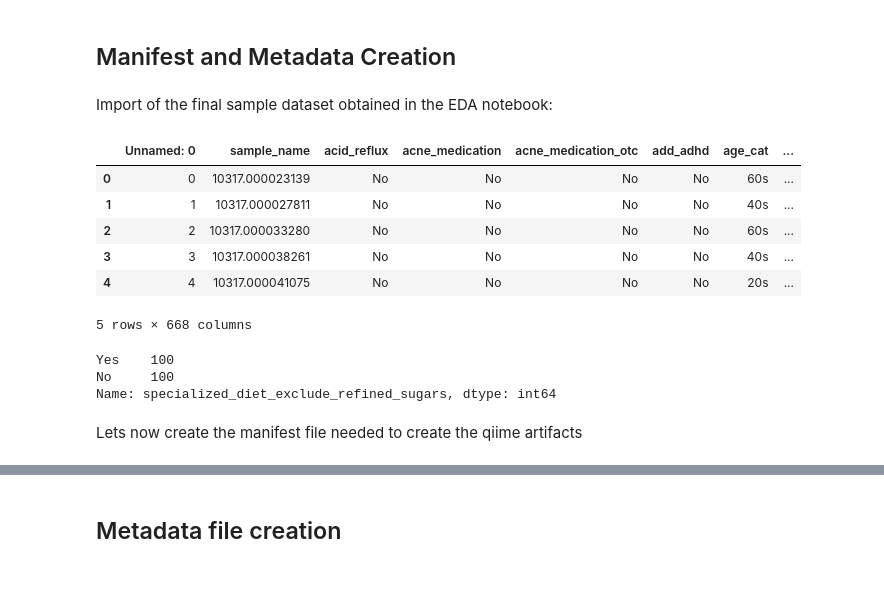
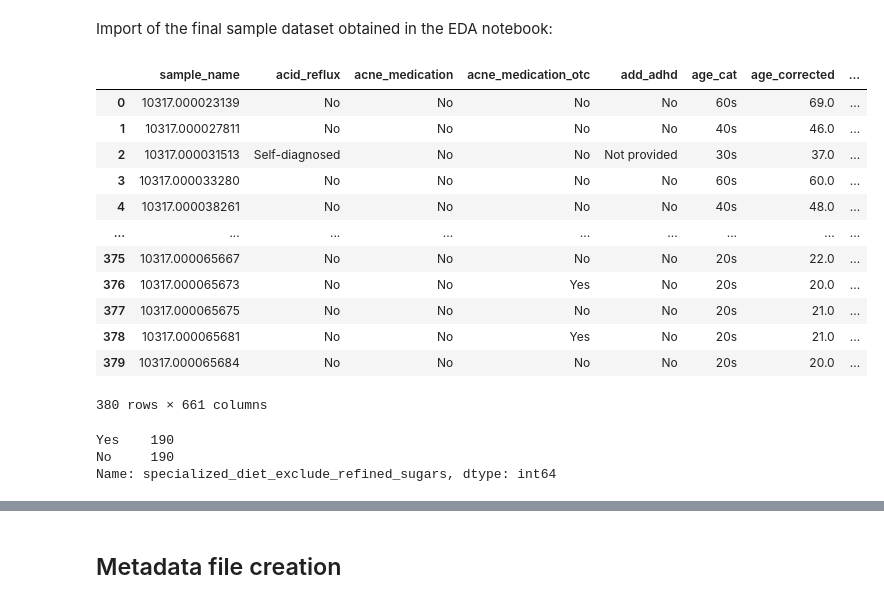
Before and after one commit to grusso98/gut-microbiota-diet, a Jupyter notebook: fastq-analysis.ipynb, the cells around one changed output, grey strips where cells are left out. Drawn from its saved outputs; the diff is of its cells as text; code cells hidden in the pictures.

```diff
--- a/fastq-analysis.ipynb
+++ b/fastq-analysis.ipynb
@@ -1,5 +1,3 @@
-# %% [markdown]
-## Manifest and Metadata Creation
 # %%
 import pandas as pd
 import numpy as np
@@ -6,21 +6,25 @@ import numpy as np
 # %% [markdown]
 Import of the final sample dataset obtained in the EDA notebook:
 # %%
-data = pd.read_csv('data_final_groups.csv',dtype = {"sample_name": "str","run_ids_x":"str"})
-data.head(5)
+data = pd.read_csv('data_final_groups.csv',dtype = {"sample_name": "str"},index_col=0)
+data
 # %% [output]
-|  | Unnamed: 0 | sample_name | acid_reflux | acne_medication | acne_medication_otc | add_adhd | age_cat | ... |
-| 0 | 0 | 10317.000023139 | No | No | No | No | 60s | ... |
-| 1 | 1 | 10317.000027811 | No | No | No | No | 40s | ... |
-| 2 | 2 | 10317.000033280 | No | No | No | No | 60s | ... |
-| 3 | 3 | 10317.000038261 | No | No | No | No | 40s | ... |
-| 4 | 4 | 10317.000041075 | No | No | No | No | 20s | ... |
+|  | sample_name | acid_reflux | acne_medication | acne_medication_otc | add_adhd | age_cat | age_corrected | ... |
+| 0 | 10317.000023139 | No | No | No | No | 60s | 69.0 | ... |
+| 1 | 10317.000027811 | No | No | No | No | 40s | 46.0 | ... |
+| 2 | 10317.000031513 | Self-diagnosed | No | No | Not provided | 30s | 37.0 | ... |
+| 3 | 10317.000033280 | No | No | No | No | 60s | 60.0 | ... |
+| 4 | 10317.000038261 | No | No | No | No | 40s | 48.0 | ... |
+| ... | ... | ... | ... | ... | ... | ... | ... | ... |
+| 375 | 10317.000065667 | No | No | No | No | 20s | 22.0 | ... |
+| 376 | 10317.000065673 | No | No | Yes | No | 20s | 20.0 | ... |
+| 377 | 10317.000065675 | No | No | No | No | 20s | 21.0 | ... |
+| 378 | 10317.000065681 | No | No | Yes | No | 20s | 21.0 | ... |
+| 379 | 10317.000065684 | No | No | No | No | 20s | 20.0 | ... |
-5 rows × 668 columns
+380 rows × 661 columns
 # %%
 data.specialized_diet_exclude_refined_sugars.value_counts()
 # %% [output]
-Yes    100
-No     100
+Yes    190
+No     190
 Name: specialized_diet_exclude_refined_sugars, dtype: int64
-# %% [markdown]
-Lets now create the manifest file needed to create the qiime artifacts
```
Also changed, not shown: parts of 70 cells of this notebook, 4 other files.
